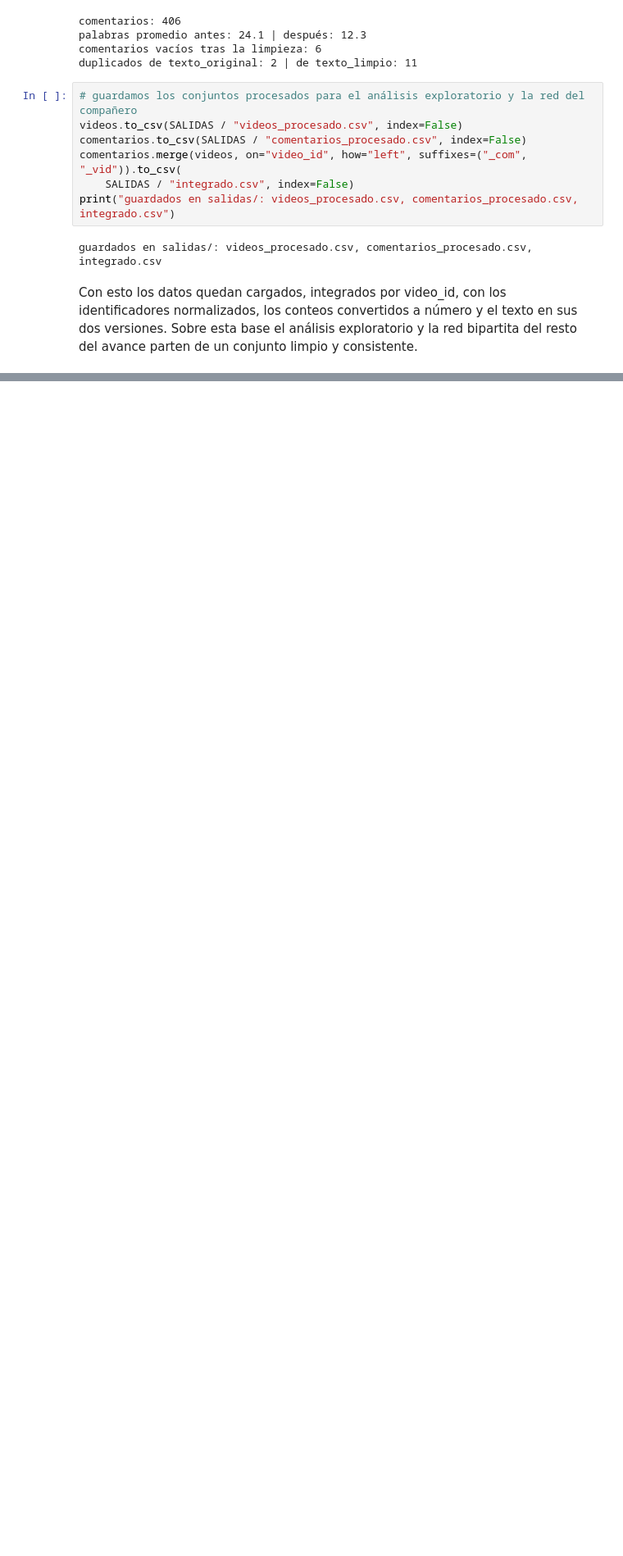
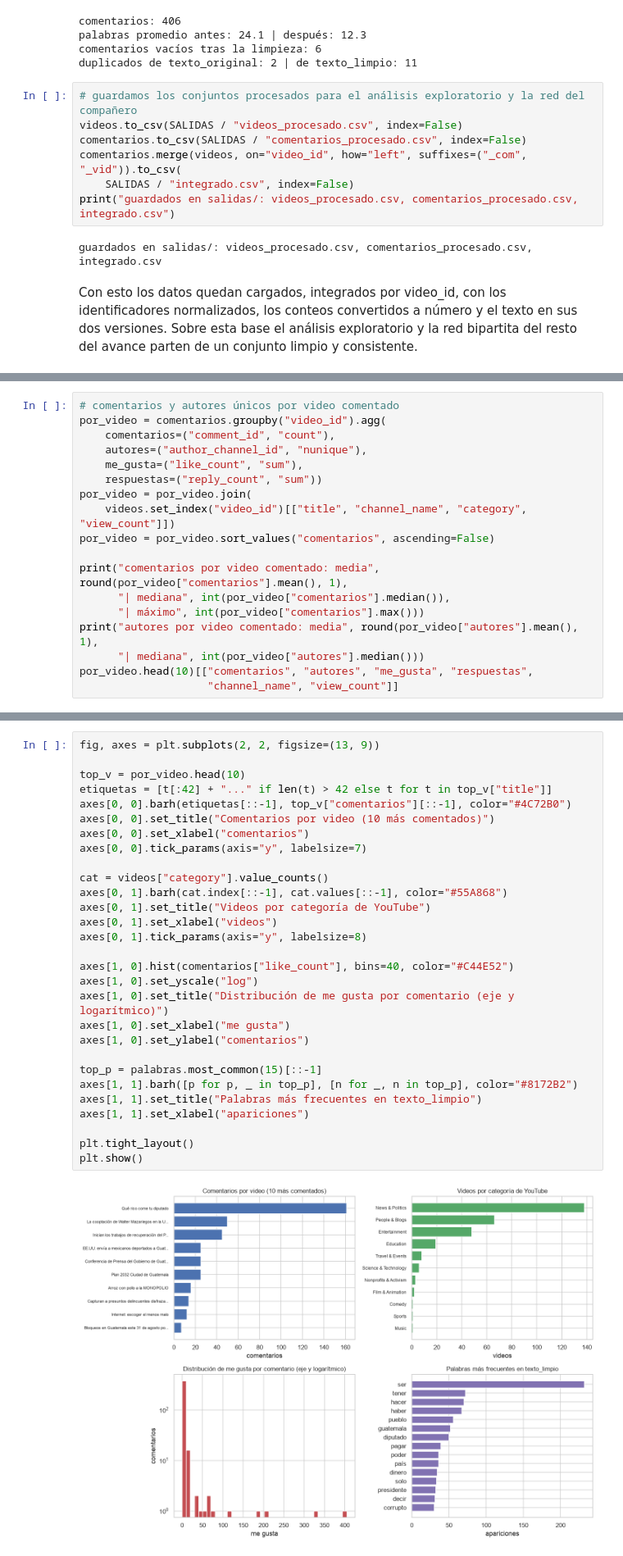
Before and after one commit to Fercho1118/Lab6_DS, a Jupyter notebook: notebooks/lab6.ipynb, the cells around one changed output, grey strips where cells are left out. Shown at 82% size. Cells and saved outputs as stored; diff of their text form; blank space fills up the shorter version.

Commit message:
Ejercicio 3: análisis exploratorio con descriptivos, concentración de la participación y visualizaciones

```diff
--- a/notebooks/lab6.ipynb
+++ b/notebooks/lab6.ipynb
@@ -319,0 +389,18 @@ avance parten de un conjunto limpio y consistente.
+# %%
+# comentarios y autores únicos por video comentado
+por_video = comentarios.groupby("video_id").agg(
+    comentarios=("comment_id", "count"),
+    autores=("author_channel_id", "nunique"),
+    me_gusta=("like_count", "sum"),
+    respuestas=("reply_count", "sum"))
+por_video = por_video.join(
+    videos.set_index("video_id")[["title", "channel_name", "category", "view_count"]])
+por_video = por_video.sort_values("comentarios", ascending=False)
+
+print("comentarios por video comentado: media", round(por_video["comentarios"].mean(), 1),
+      "| mediana", int(por_video["comentarios"].median()),
+      "| máximo", int(por_video["comentarios"].max()))
+print("autores por video comentado: media", round(por_video["autores"].mean(), 1),
+      "| mediana", int(por_video["autores"].median()))
+por_video.head(10)[["comentarios", "autores", "me_gusta", "respuestas",
+                    "channel_name", "view_count"]]
@@ -319,0 +642,31 @@ avance parten de un conjunto limpio y consistente.
+# %%
+fig, axes = plt.subplots(2, 2, figsize=(13, 9))
+
+top_v = por_video.head(10)
+etiquetas = [t[:42] + "..." if len(t) > 42 else t for t in top_v["title"]]
+axes[0, 0].barh(etiquetas[::-1], top_v["comentarios"][::-1], color="#4C72B0")
+axes[0, 0].set_title("Comentarios por video (10 más comentados)")
+axes[0, 0].set_xlabel("comentarios")
+axes[0, 0].tick_params(axis="y", labelsize=7)
+
+cat = videos["category"].value_counts()
+axes[0, 1].barh(cat.index[::-1], cat.values[::-1], color="#55A868")
+axes[0, 1].set_title("Videos por categoría de YouTube")
+axes[0, 1].set_xlabel("videos")
+axes[0, 1].tick_params(axis="y", labelsize=8)
+
+axes[1, 0].hist(comentarios["like_count"], bins=40, color="#C44E52")
+axes[1, 0].set_yscale("log")
+axes[1, 0].set_title("Distribución de me gusta por comentario (eje y logarítmico)")
+axes[1, 0].set_xlabel("me gusta")
+axes[1, 0].set_ylabel("comentarios")
+
+top_p = palabras.most_common(15)[::-1]
+axes[1, 1].barh([p for p, _ in top_p], [n for _, n in top_p], color="#8172B2")
+axes[1, 1].set_title("Palabras más frecuentes en texto_limpio")
+axes[1, 1].set_xlabel("apariciones")
+
+plt.tight_layout()
+plt.show()
+# %% [output]
+[figure, added]
```
Also changed, not shown: parts of 21 cells of this notebook, 1 other file.
